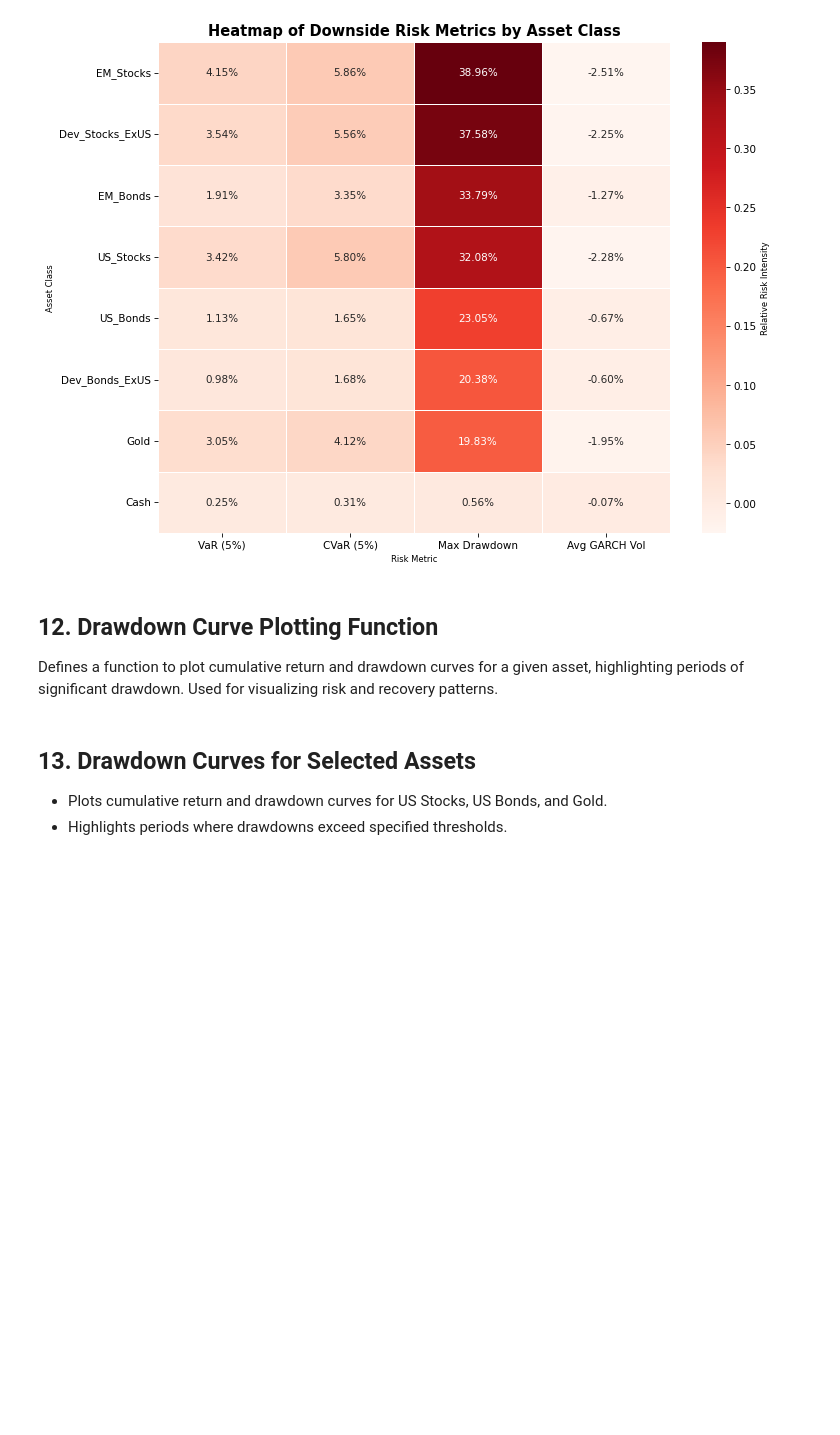
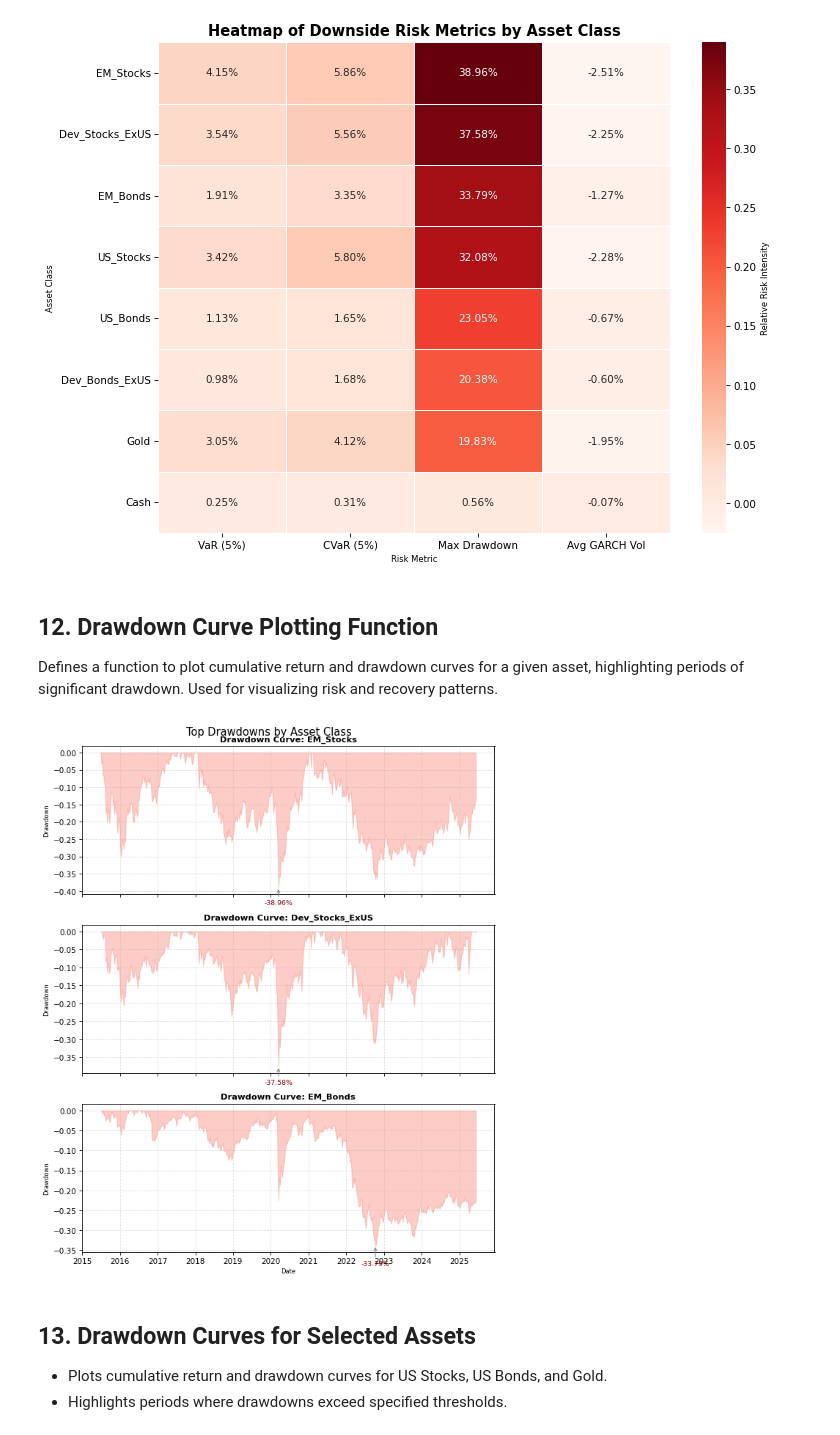
Before and after one commit to o-pelcastre/portfolio-optimization, a Jupyter notebook: portfolio-optimization.ipynb, the cells around one changed output. Saved outputs shown, nothing was run; the diff lists cells and outputs as text; code cells hidden in the pictures; blank space fills up the shorter version.

```diff
--- a/portfolio-optimization.ipynb
+++ b/portfolio-optimization.ipynb
@@ -713,6 +713,53 @@ figures.append(fig_heatmap)
 ## 12. Drawdown Curve Plotting Function
 
 Defines a function to plot cumulative return and drawdown curves for a given asset, highlighting periods of significant drawdown. Used for visualizing risk and recovery patterns.
+# %%
+def plot_top_drawdowns(data, n=3):
+    """
+    Plot drawdown curves for top N assets with largest max drawdowns.
+    Appends the figure to `figures`.
+    """
+    # 1. Calculate simple returns and cumulative returns
+    simple_returns = data.pct_change().dropna()
+    cumulative_returns = (1 + simple_returns).cumprod()
+
+    # 2. Calculate drawdowns
+    drawdowns = cumulative_returns.divide(cumulative_returns.cummax()) - 1
+    max_dds = drawdowns.min().sort_values()[:n]  # top N most negative drawdowns
+
+    # 3. Create figure with one row per asset
+    fig, axes = plt.subplots(n, 1, figsize=(8.5, 11), sharex=True)
+
+    if n == 1:
+        axes = [axes]  # ensure it's iterable
+
+    for i, asset in enumerate(max_dds.index):
+        ax = axes[i]
+        dd = drawdowns[asset]
+        cum = cumulative_returns[asset]
+
+        ax.fill_between(dd.index, dd, color='salmon', alpha=0.4)
+        ax.set_title(f"Drawdown Curve: {asset}", fontsize=11)
+        ax.set_ylabel("Drawdown")
+        ax.grid(True, linestyle='--', alpha=0.4)
+
+        # Optional: Annotate max drawdown value
+        min_val = dd.min()
+        min_date = dd.idxmin()
+        ax.annotate(f"{min_val:.2%}", xy=(min_date, min_val),
+                    xytext=(min_date, min_val - 0.05),
+                    textcoords='data', ha='center',
+                    arrowprops=dict(arrowstyle='->', color='gray'),
+                    fontsize=9, color='darkred')
+
+    axes[-1].set_xlabel("Date")
+    fig.suptitle("Top Drawdowns by Asset Class", fontsize=14, y=0.92)
+    fig.tight_layout(rect=[0, 0, 1, 0.95])
+    figures.append(fig)
+
+plot_top_drawdowns(data, n=3)
+# %% [output]
+[figure, added]
 # %%
 def plot_drawdown_curve(asset_name, returns_series, figures_list, threshold=-0.10):
     """
```
Also changed, not shown: parts of 8 cells of this notebook, 7 other files.
